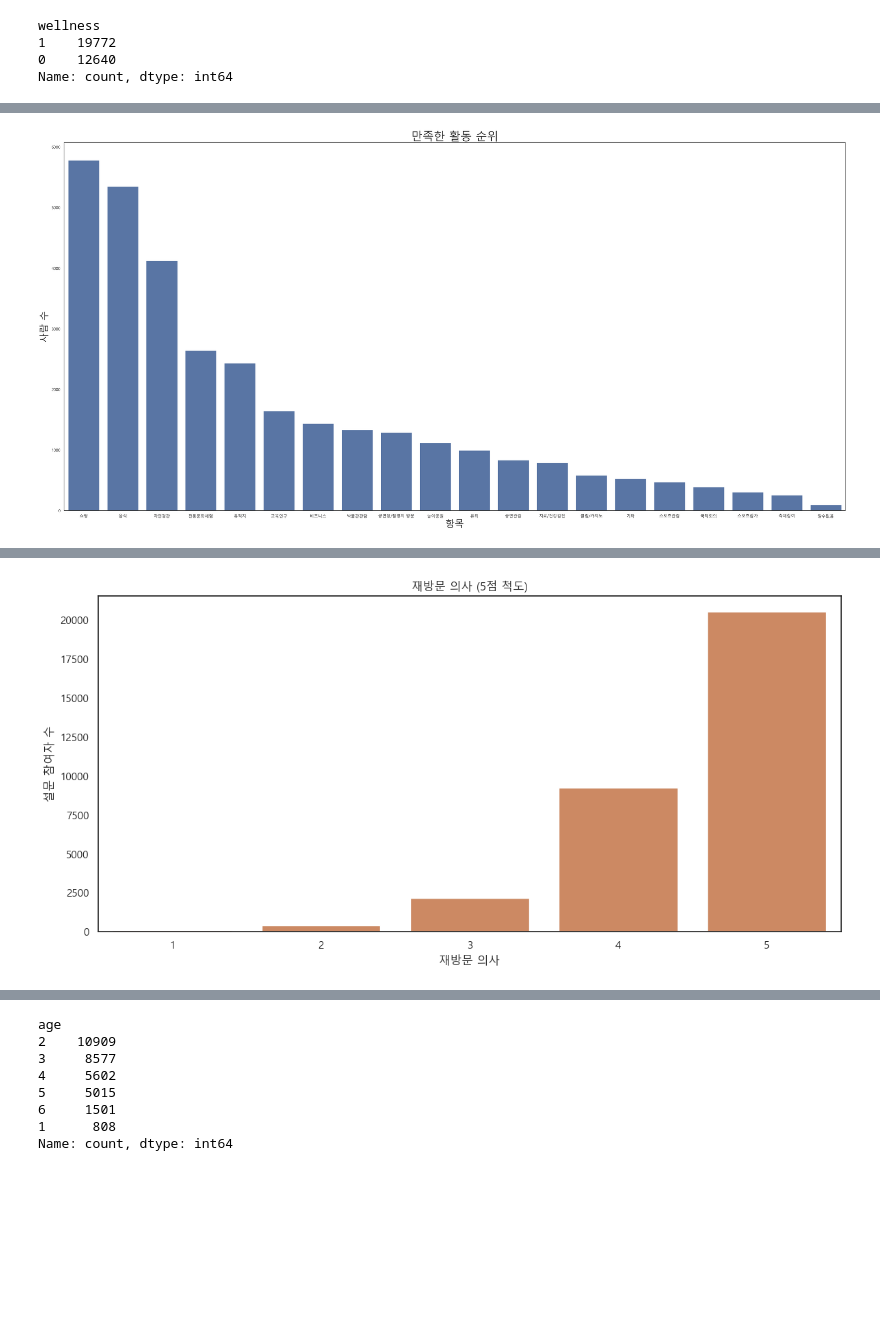
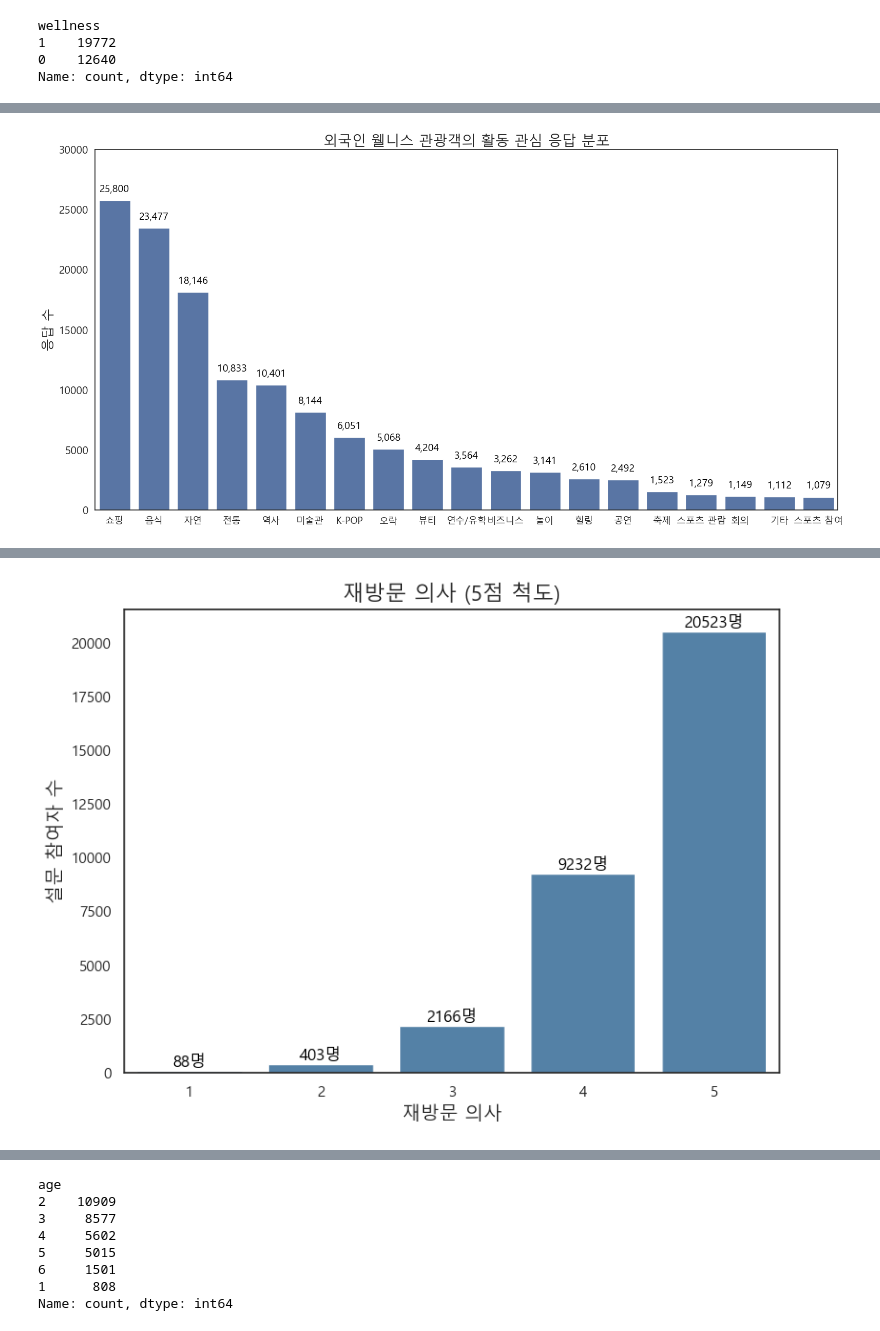
Before and after one commit to tamx2y/wellness_tour, a Jupyter notebook: 02_infoaccess/05_descriptive statistics.ipynb, the cells around one changed output, grey strips where cells are left out. Cells and saved outputs as stored; diff of their text form; code cells hidden in the pictures; blank space fills up the shorter version.

```diff
--- a/02_infoaccess/05_descriptive statistics.ipynb
+++ b/02_infoaccess/05_descriptive statistics.ipynb
@@ -463,15 +321,29 @@ satis_rename = {
 d34['satisfaction'] = d34['satisfaction'].replace(satis_rename)
 d34['satisfaction'].value_counts()
 
-plt.figure(figsize=(30,15))
-sns.countplot(x='satisfaction', data=d34, order=d34['satisfaction'].value_counts().index)
-plt.title("만족한 활동 순위", fontsize=30)
-plt.xlabel("항목", fontsize=25)
-plt.ylabel("사람 수", fontsize=25)
+plt.figure(figsize=(16, 8))  # 넉넉한 크기
+
+ax = sns.barplot(data=df_sorted, x='category_kor', y='count')
+
+plt.title('외국인 웰니스 관광객의 활동 관심 응답 분포', fontsize=20)
+plt.xlabel('')  # x축 라벨 제거
+plt.ylabel('응답 수', fontsize=18)
+plt.ylim(0, 30000)
+
+# x축 라벨 크기 크게 + 가독성 좋은 회전 및 정렬
+plt.xticks(rotation=0, ha='center', fontsize=13)
+plt.yticks(fontsize=15)
+
+# 막대 위에 count 값 올리기 (글자 크기 크게, 위치 약간 위로 조정)
+for p in ax.patches:
+    height = p.get_height()
+    ax.text(p.get_x() + p.get_width() / 2., height + max(df_sorted['count']) * 0.02,  # 약간 위로 띄움
+            f'{int(height):,}', ha='center', va='bottom', fontsize=14, color='black')
+
 plt.tight_layout()
 plt.show()
 # %% [output]
-[figure, old version]
+[figure, new version]
 # %%
 # 만족도 점수
 # print(d34['satis_nature'].value_counts())
@@ -552,16 +424,23 @@ K-POP           4.64
 지도정보            4.37
 언어소통            4.19
 # %%
-# revisit_think
-d34['revisit_think'].value_counts()
+plt.figure(figsize=(8, 6))
 
-sns.countplot(x='revisit_think', data=d34)
-sns.countplot(x='revisit_think', data=d34)
-plt.title("재방문 의사 (5점 척도)")
-plt.ylabel("설문 참여자 수")
-plt.xlabel("재방문 의사")
+# 단일 파란색 지정 (예: 'steelblue')
+ax = sns.countplot(x='revisit_think', data=d34, color='steelblue')
+
+plt.title("재방문 의사 (5점 척도)", fontsize=16)
+plt.xlabel("재방문 의사", fontsize=14)
+plt.ylabel("설문 참여자 수", fontsize=14)
+
+# 막대 위 값 표시
+for p in ax.patches:
+    height = p.get_height()
+    ax.text(p.get_x() + p.get_width() / 2., height + 5, f'{int(height)}',
+            ha='center', va='bottom', fontsize=12, color='black')
+
 plt.tight_layout()
 plt.show()
 # %% [output]
-[figure, old version]
+[figure, new version]
 # %%
```
Also changed, not shown: parts of 13 cells of this notebook, 1 other file.
